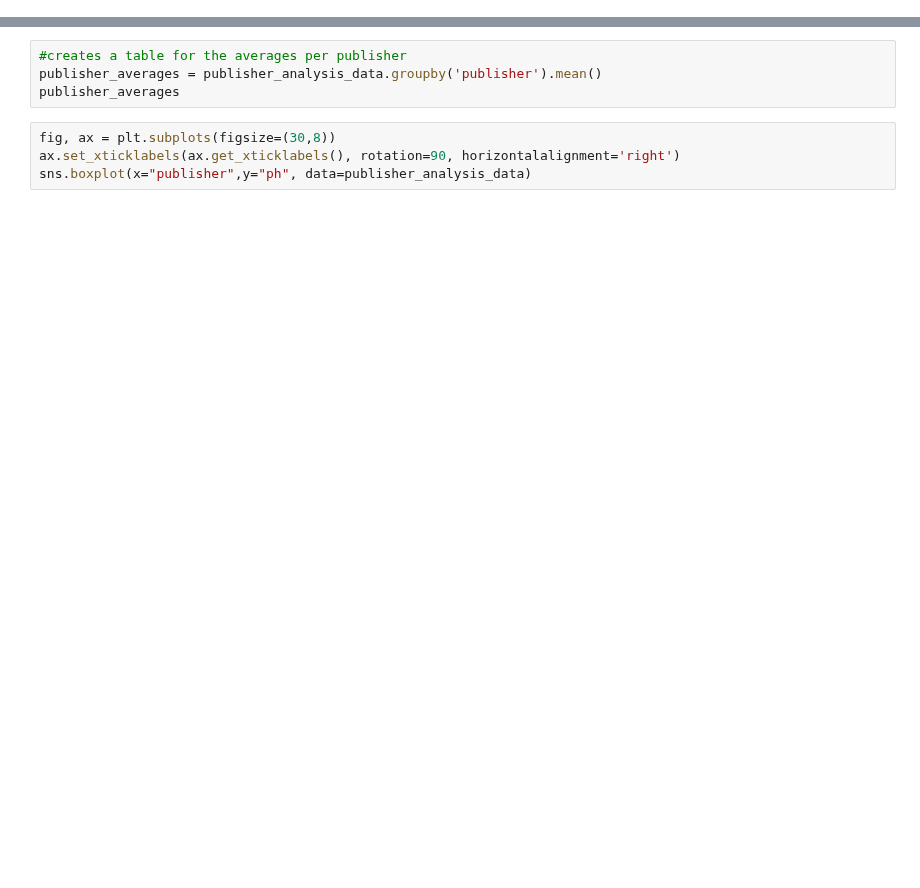
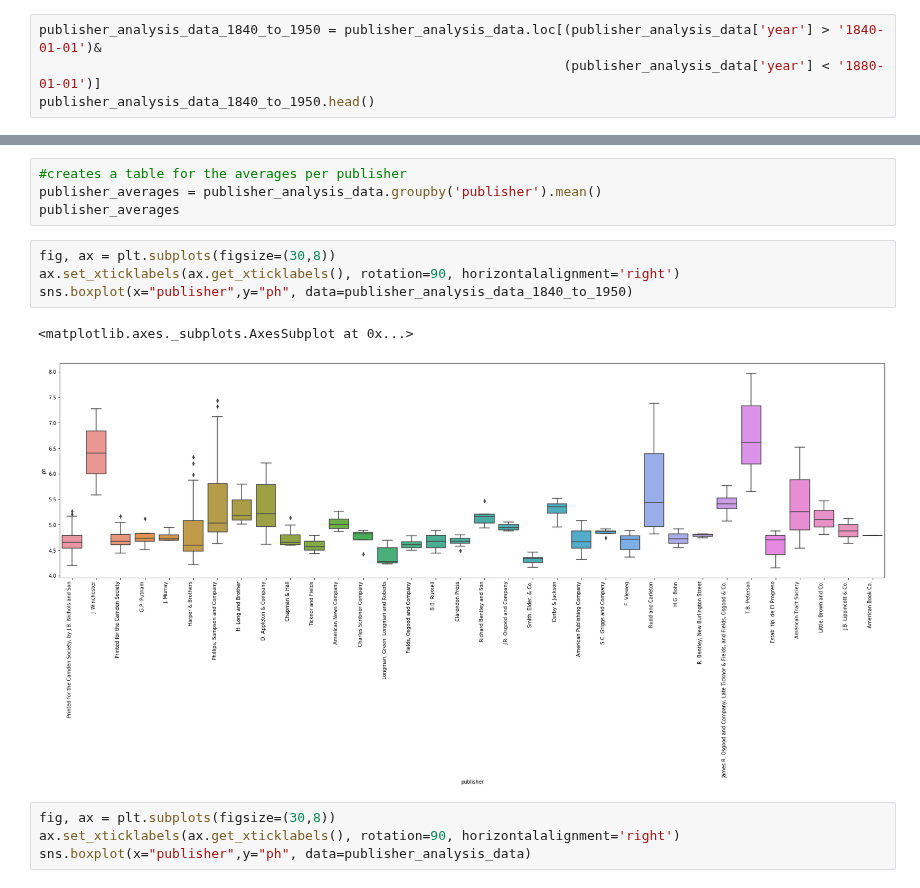
Before and after one commit to hujingc/umsi_loc_anc, a Jupyter notebook: loading_views.ipynb, the cells around one changed output, grey strips where cells are left out. Drawn from its saved outputs; the diff is of its cells as text; blank space fills up the shorter version.

```diff
--- a/loading_views.ipynb
+++ b/loading_views.ipynb
@@ -357,0 +437,4 @@ publisher_analysis_data.head()
+# %%
+publisher_analysis_data_1840_to_1950 = publisher_analysis_data.loc[(publisher_analysis_data['year'] > '1840-01-01')&
+                                                                   (publisher_analysis_data['year'] < '1880-01-01')]
+publisher_analysis_data_1840_to_1950.head()
@@ -359,6 +449,13 @@ publisher_analysis_data.head()
 #creates a table for the averages per publisher
 publisher_averages = publisher_analysis_data.groupby('publisher').mean()
 publisher_averages
+# %%
+fig, ax = plt.subplots(figsize=(30,8))
+ax.set_xticklabels(ax.get_xticklabels(), rotation=90, horizontalalignment='right')
+sns.boxplot(x="publisher",y="ph", data=publisher_analysis_data_1840_to_1950)
+# %% [output]
+<matplotlib.axes._subplots.AxesSubplot at 0x...>
+[figure, added]
 # %%
 fig, ax = plt.subplots(figsize=(30,8))
 ax.set_xticklabels(ax.get_xticklabels(), rotation=90, horizontalalignment='right')
```
Also changed, not shown: parts of 18 cells of this notebook, 2 other files.
